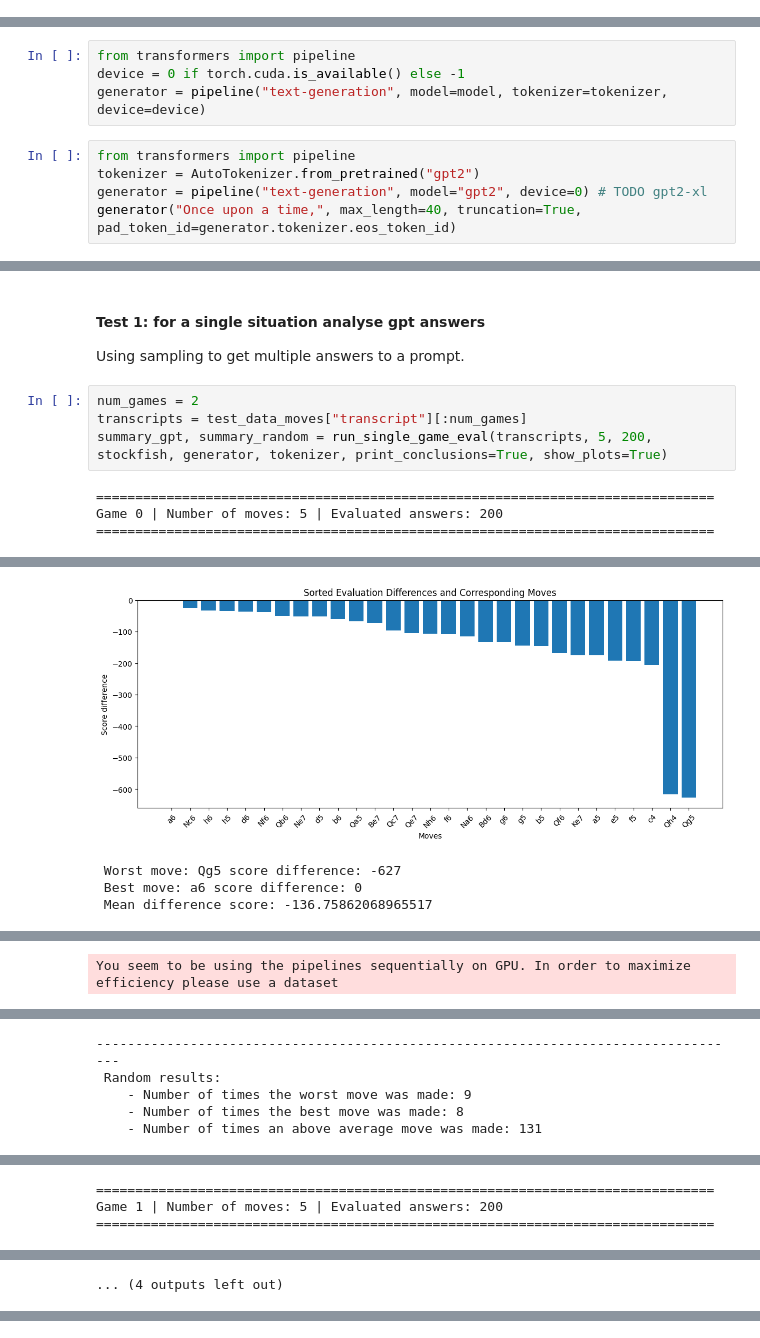
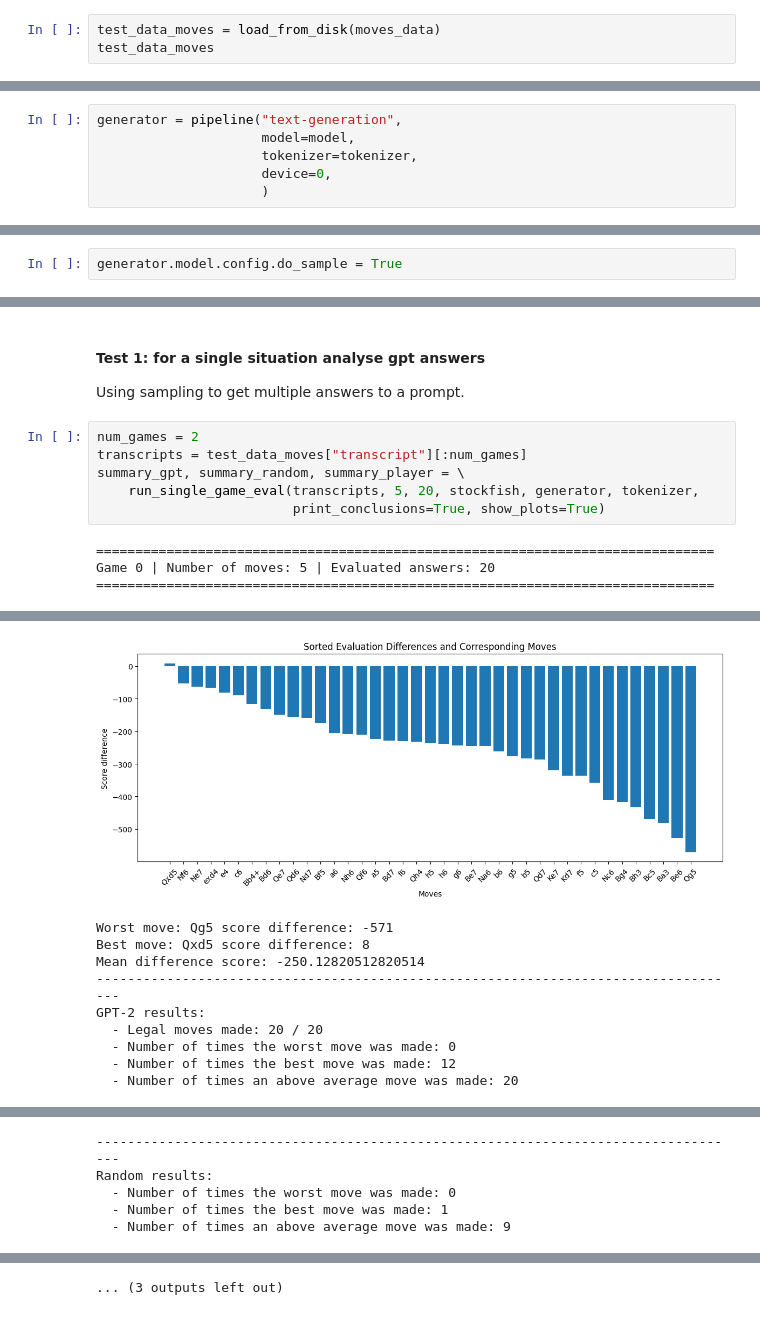
Before and after one commit to MatTheTab/NLP-Chess, a Jupyter notebook: chess_playing/evaluate_chessgpt_on_gpt2.ipynb, the cells around one changed output, grey strips where cells are left out. Drawn from its saved outputs; the diff is of its cells as text.

```diff
--- a/chess_playing/evaluate_chessgpt_on_gpt2.ipynb
+++ b/chess_playing/evaluate_chessgpt_on_gpt2.ipynb
@@ -933,0 +53,3 @@ def play_game_vs_random(start_transcript, num_start_moves, generator, max_iters=
+# %%
+test_data_moves = load_from_disk(moves_data)
+test_data_moves
@@ -956,9 +86,6 @@ Special tokens have been added in the vocabulary, make sure the associated word
 # %%
-from transformers import pipeline
-device = 0 if torch.cuda.is_available() else -1
-generator = pipeline("text-generation", model=model, tokenizer=tokenizer, device=device)
+generator = pipeline("text-generation",
+                     model=model,
+                     tokenizer=tokenizer,
+                     device=0,
+                     )
-# %%
-from transformers import pipeline
-tokenizer = AutoTokenizer.from_pretrained("gpt2")
-generator = pipeline("text-generation", model="gpt2", device=0) # TODO gpt2-xl
-generator("Once upon a time,", max_length=40, truncation=True, pad_token_id=generator.tokenizer.eos_token_id)
@@ -966,0 +97,2 @@ generator("Once upon a time,", max_length=40, truncation=True, pad_token_id=gene
+# %%
+generator.model.config.do_sample = True
@@ -1001,13 +131,21 @@ Using sampling to get multiple answers to a prompt.
 # %%
 num_games = 2
 transcripts = test_data_moves["transcript"][:num_games]
-summary_gpt, summary_random = run_single_game_eval(transcripts, 5, 200, stockfish, generator, tokenizer, print_conclusions=True, show_plots=True)
+summary_gpt, summary_random, summary_player = \
+    run_single_game_eval(transcripts, 5, 20, stockfish, generator, tokenizer,
+                         print_conclusions=True, show_plots=True)
 # %% [output]
 ===============================================================================
-Game 0 | Number of moves: 5 | Evaluated answers: 200
+Game 0 | Number of moves: 5 | Evaluated answers: 20
 ===============================================================================
 [drawing not drawn]
-[figure, old version]
+[figure, new version]
- Worst move: Qg5 score difference: -627
- Best move: a6 score difference: 0
- Mean difference score: -136.75862068965517
+Worst move: Qg5 score difference: -571
+Best move: Qxd5 score difference: 8
+Mean difference score: -250.12820512820514
+-----------------------------------------------------------------------------------
+GPT-2 results:
+  - Legal moves made: 20 / 20
+  - Number of times the worst move was made: 0
+  - Number of times the best move was made: 12
+  - Number of times an above average move was made: 20
@@ -1014 +153,5 @@ Game 0 | Number of moves: 5 | Evaluated answers: 200
-You seem to be using the pipelines sequentially on GPU. In order to maximize efficiency please use a dataset
+-----------------------------------------------------------------------------------
+Random results:
+  - Number of times the worst move was made: 0
+  - Number of times the best move was made: 1
+  - Number of times an above average move was made: 9
@@ -1022,5 +163,0 @@ You seem to be using the pipelines sequentially on GPU. In order to maximize eff
------------------------------------------------------------------------------------
- Random results:
-    - Number of times the worst move was made: 9
-    - Number of times the best move was made: 8
-    - Number of times an above average move was made: 131
@@ -1028,4 +164 @@ You seem to be using the pipelines sequentially on GPU. In order to maximize eff
-===============================================================================
-Game 1 | Number of moves: 5 | Evaluated answers: 200
-===============================================================================
 [drawing not drawn]
@@ -1033 +165,0 @@ Game 1 | Number of moves: 5 | Evaluated answers: 200
-... (4 outputs left out)
@@ -1034,3 +176,4 @@ Game 1 | Number of moves: 5 | Evaluated answers: 200
+... (3 outputs left out)
 # %%
 num_games = 20
 transcripts = test_data_moves["transcript"][:num_games]
```
Also changed, not shown: parts of 50 cells of this notebook, 1 other file.
